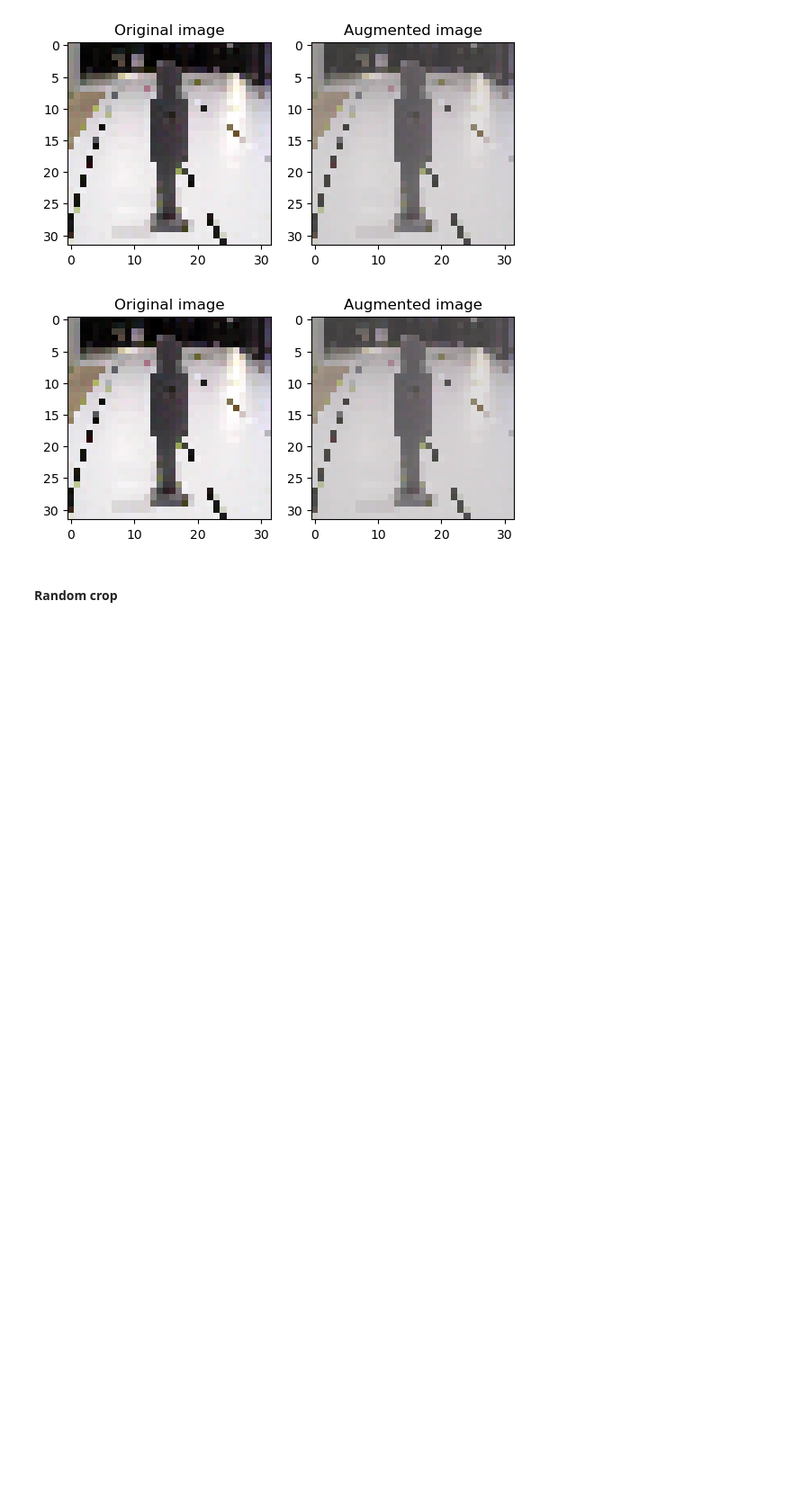
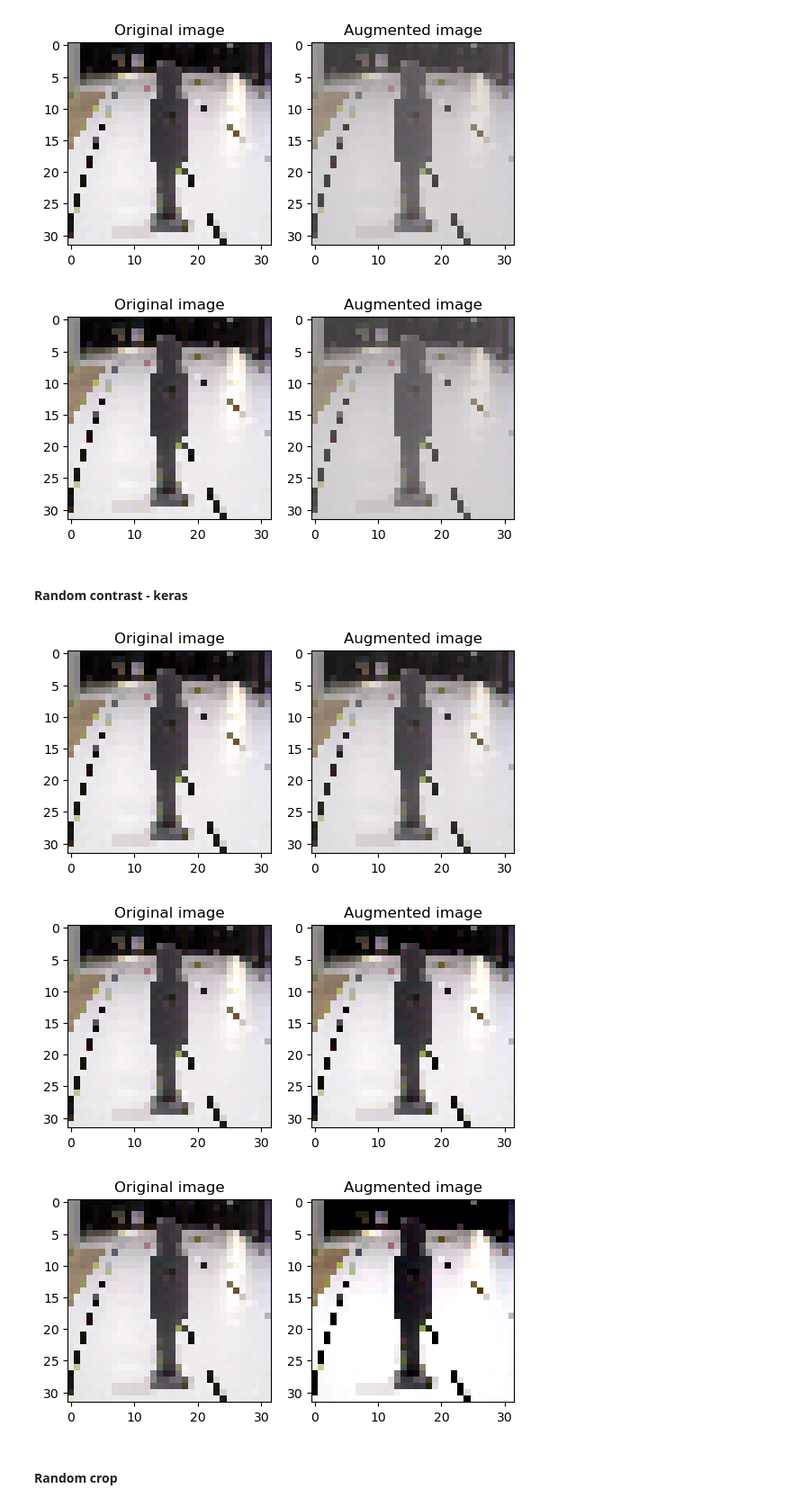
Before and after one commit to harryd337/Autonomous_PiCar, a Jupyter notebook: augment.ipynb, the cells around one changed output. Shown at 90% size. Saved outputs shown, nothing was run; the diff lists cells and outputs as text; code cells hidden in the pictures; blank space fills up the shorter version.

Commit message:
add keras random contrast

```diff
--- a/augment.ipynb
+++ b/augment.ipynb
@@ -125,6 +127,21 @@ for i in range(3):
 [figure]
 [figure]
 [figure]
+# %% [markdown]
+#### Random contrast - keras
+# %%
+seed = random.randrange(100),(random.randrange(100))
+data_augmentation = tf.keras.Sequential([
+    layers.RandomContrast(factor=(0.3, 0.7), seed=seed)
+])
+for i in range(3):
+  seed = (i, 0)  # tuple of size (2,)
+  augmented_image = np.uint8(data_augmentation(original_image))
+  visualize(original_image, augmented_image)
+# %% [output]
+[figure, added]
+[figure, added]
+[figure, added]
 # %% [markdown]
 #### Random crop
 # %%
```
Also changed, not shown: parts of 3 cells of this notebook.
